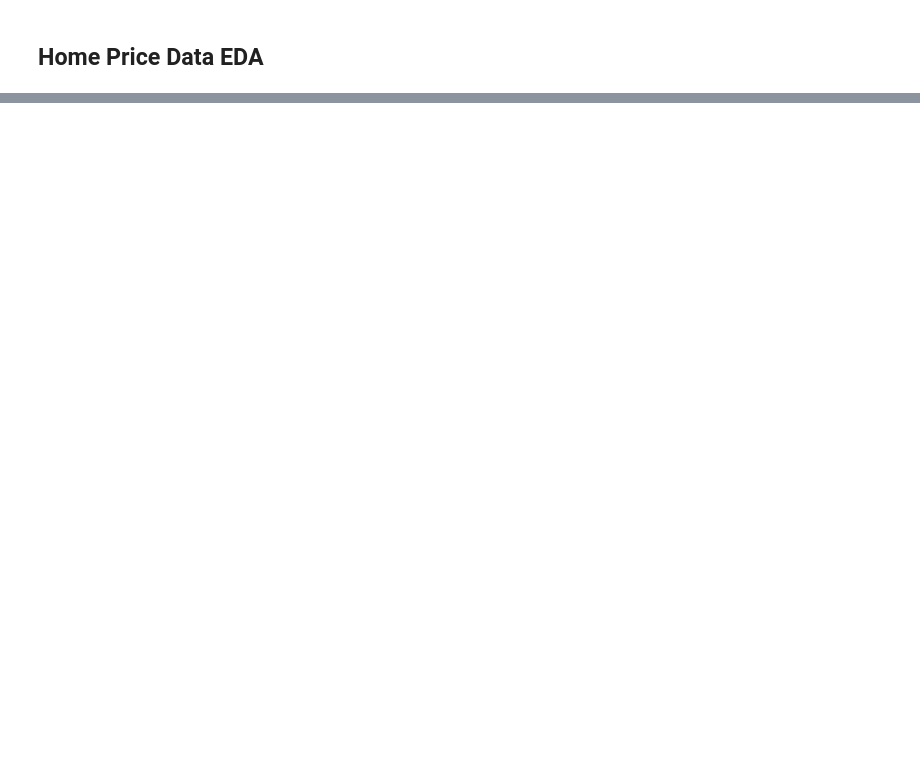
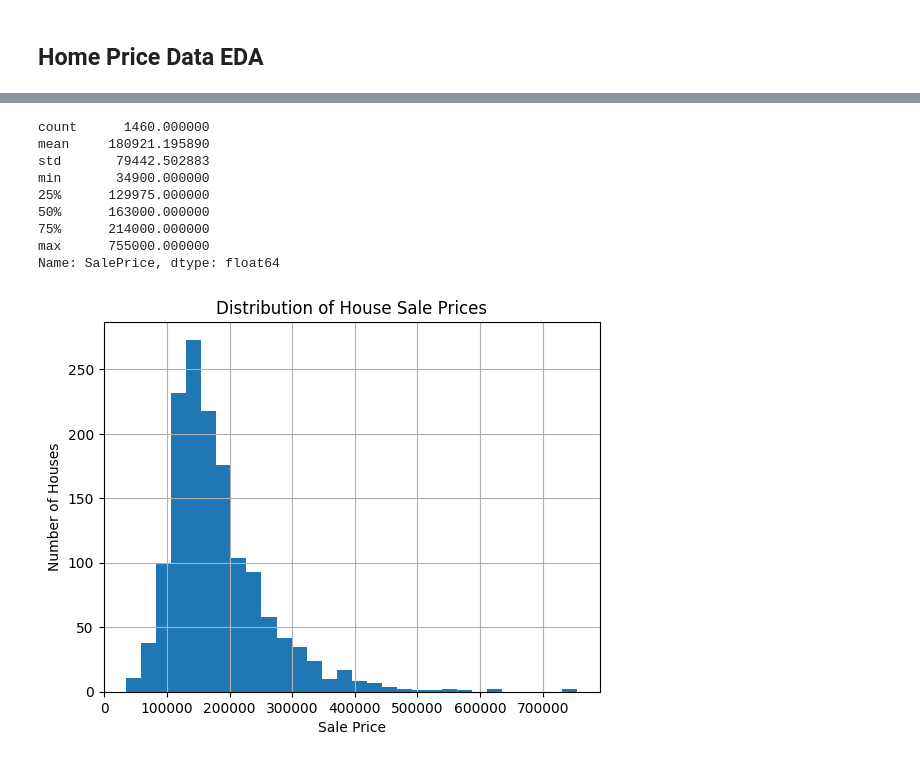
Before and after one commit to subbeeftobeans/House_Prices, a Jupyter notebook: Home_Data_ EDA.ipynb, the cells around one changed output, grey strips where cells are left out. Cells and saved outputs as stored; diff of their text form; code cells hidden in the pictures; blank space fills up the shorter version.

```diff
--- a/Home_Data_ EDA.ipynb
+++ b/Home_Data_ EDA.ipynb
@@ -71,0 +46,20 @@ train['SalePrice'].hist()
+# %%
+print(train["SalePrice"].describe())
+
+# Plot the distribution of sale prices
+train["SalePrice"].hist(bins=30)
+plt.xlabel("Sale Price")
+plt.ylabel("Number of Houses")
+plt.title("Distribution of House Sale Prices")
+plt.show()
+# %% [output]
+count      1460.000000
+mean     180921.195890
+std       79442.502883
+min       34900.000000
+25%      129975.000000
+50%      163000.000000
+75%      214000.000000
+max      755000.000000
+Name: SalePrice, dtype: float64
+[figure, added]
```
Also changed, not shown: parts of 27 cells of this notebook, 3 other files.
